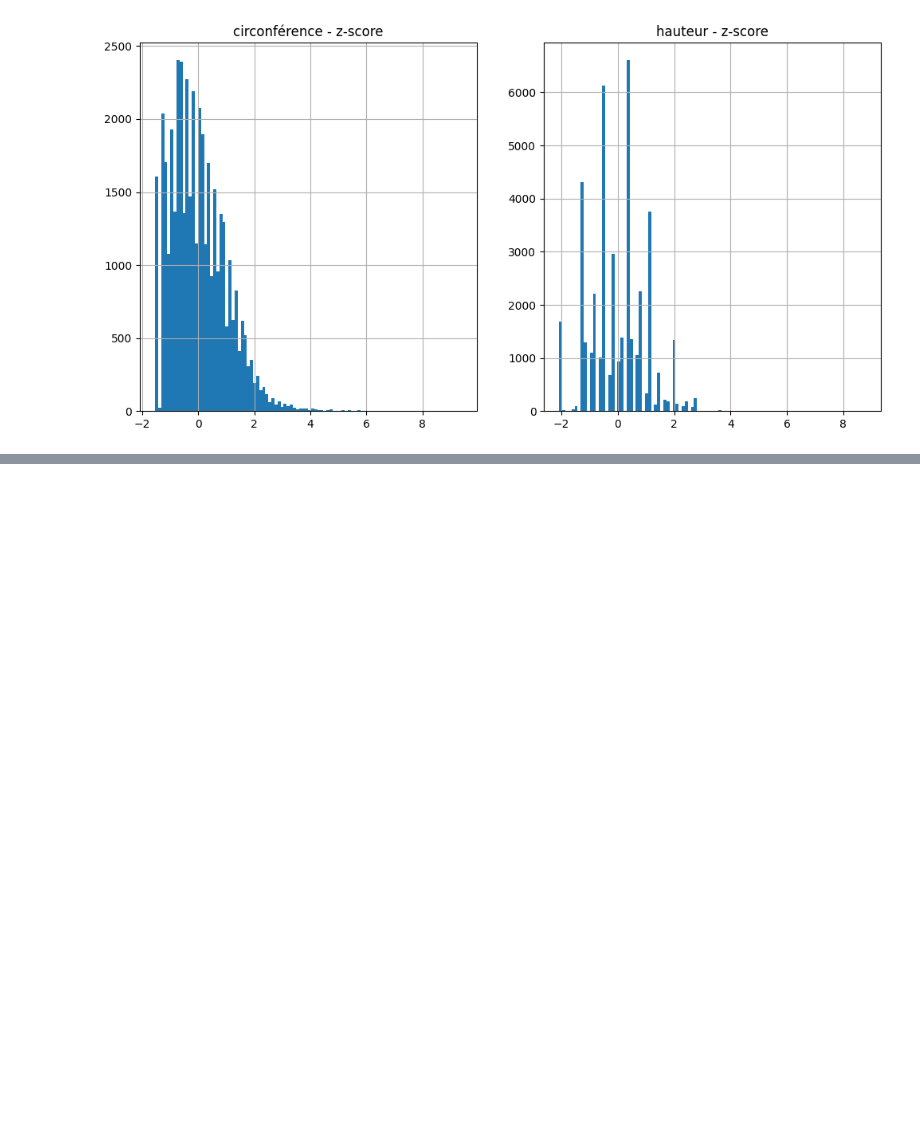
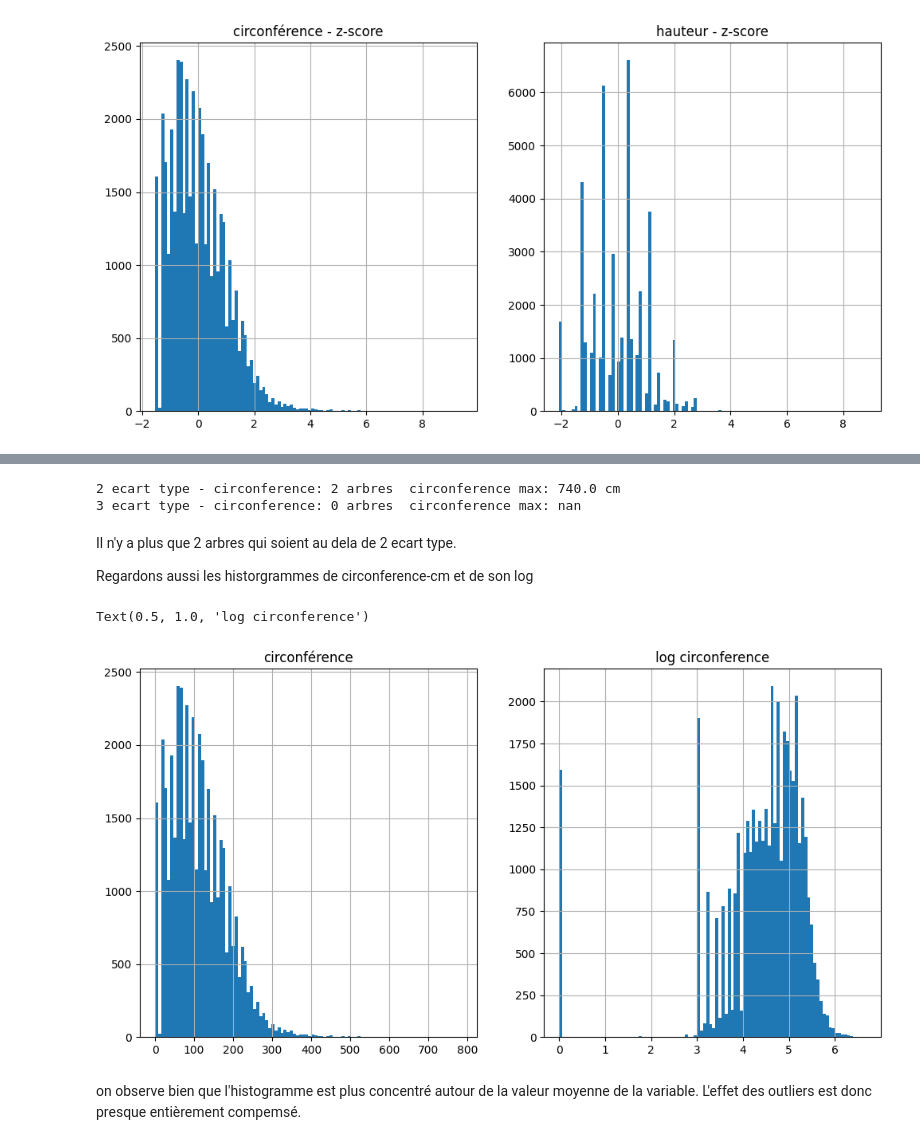
Before and after one commit to OpenClassrooms-Student-Center/8063076-Initiez-vous-au-Machine-Learning, a Jupyter notebook: notebooks/P3C2_ameliorer_dataset.ipynb, the cells around one changed output, grey strips where cells are left out. Saved outputs shown, nothing was run; the diff lists cells and outputs as text; code cells hidden in the pictures; blank space fills up the shorter version.

```diff
--- a/notebooks/P3C2_ameliorer_dataset.ipynb
+++ b/notebooks/P3C2_ameliorer_dataset.ipynb
@@ -306,0 +453,30 @@ Regardez maintenant les autres principales espèces du dataset (df.libelle_franc
+# %%
+# toujours rajouter 1 a une variable positive quand on prend son log pour eviter le log(0)
+df['log_circonference'] = np.log(df.circonference_cm + 1)
+df['z_circonference_log'] = stats.zscore(df.log_circonference)
+
+# z-score
+print(f"2 ecart type - circonference:", df[df.z_circonference_log > 2].shape[0], "arbres\tcirconference max:", np.min(df[df.z_circonference_log > 2].circonference_cm) , "cm" )
+print(f"3 ecart type - circonference:", df[df.z_circonference_log > 3].shape[0], "arbres\tcirconference max:", np.min(df[df.z_circonference_log > 3].circonference_cm)  )
+# %% [output]
+2 ecart type - circonference: 2 arbres  circonference max: 740.0 cm
+3 ecart type - circonference: 0 arbres  circonference max: nan
+# %% [markdown]
+Il n'y a plus que 2 arbres  qui soient au dela de 2 ecart type.
+
+Regardons aussi les historgrammes de circonference-cm et de son log
+# %%
+fig = plt.figure(figsize=(12, 6))
+ax = fig.add_subplot(1, 2, 1)
+df.circonference_cm.hist(bins = 100)
+ax.grid(True, which = 'both')
+ax.set_title('circonférence')
+ax = fig.add_subplot(1, 2, 2)
+df.log_circonference.hist(bins = 100)
+ax.grid(True, which = 'both')
+ax.set_title('log circonference')
+# %% [output]
+Text(0.5, 1.0, 'log circonference')
+[figure, added]
+# %% [markdown]
+on observe bien que l'histogramme est plus concentré autour de la valeur moyenne de la variable. L'effet des outliers est donc presque entièrement compemsé.
```
Also changed, not shown: parts of 40 cells of this notebook, 2 other files.
